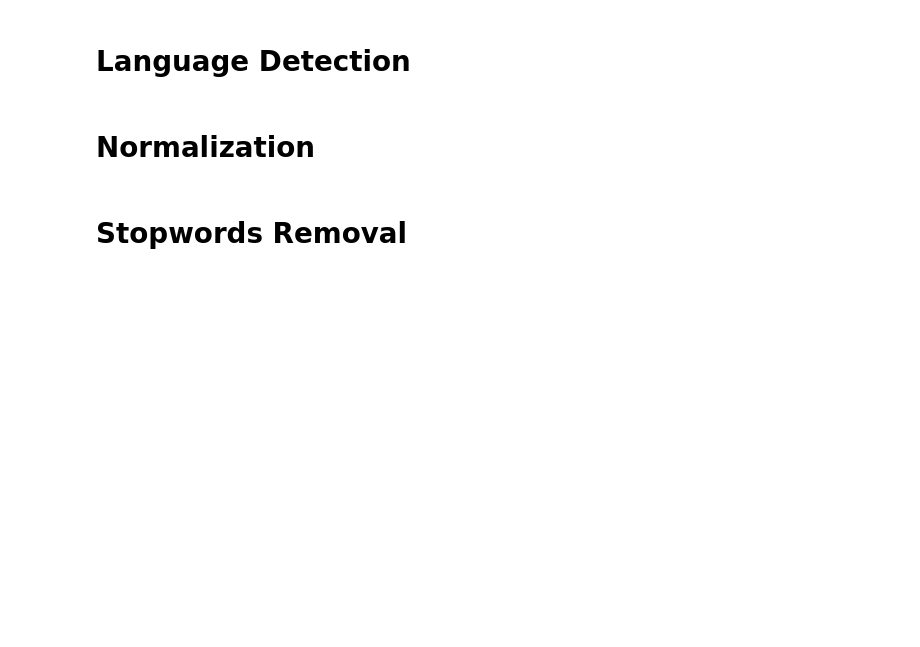
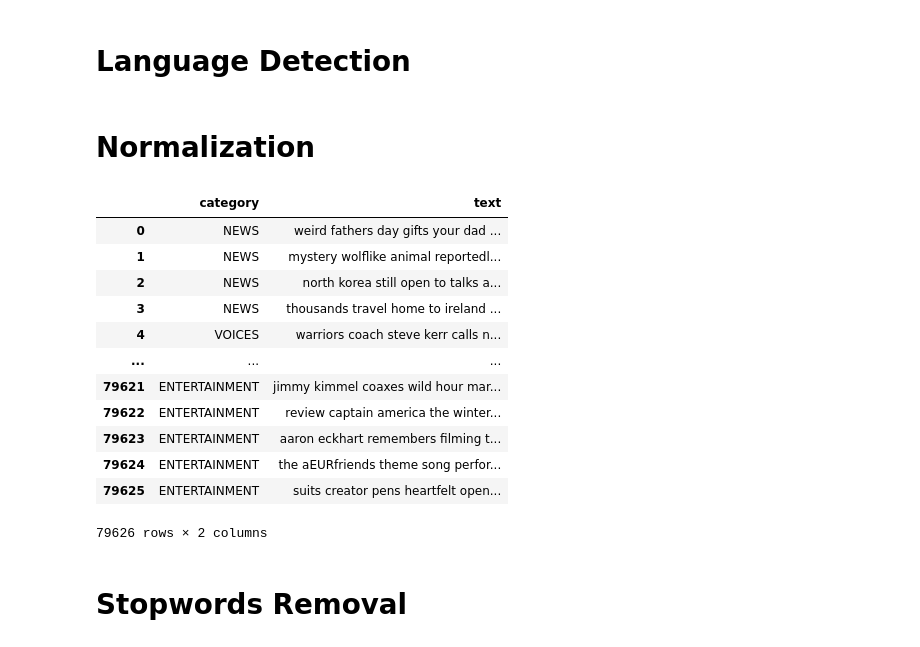
Before and after one commit to yanchuiko/ML-Text-Classification, a Jupyter notebook: notebook.ipynb, the cells around one changed output. Cells and saved outputs as stored; diff of their text form; code cells hidden in the pictures; blank space fills up the shorter version.

```diff
--- a/notebook.ipynb
+++ b/notebook.ipynb
@@ -208,45 +329,62 @@ df
 # %% [markdown]
 # Normalization
 # %%
-# Import the library
+# Importing the library
 import re
 from unidecode import unidecode
 
 # Function that Normalizes my 'text' column
 def clean_text(text):
 
-    # Convert text to lowercase
+    # Converting text to lowercase
     text = text.lower()
 
-    # Replace all diacritical marks with their corresponding characters
+    # Removing URLs
+    text = re.sub(r'https?:\/\/\S+', '', text)
+
+    # Replacing all diacritical marks with their corresponding characters
     text = unidecode(text)
 
-    # Remove mentions
+    # Removing mentions
     text = re.sub(r'@[a-zA-Z0-9_]+', '', text)
 
-    # Remove hashtags
+    # Removing hashtags
     text = re.sub(r'#', '', text)
 
-    # Remove URLs
-    text = re.sub(r'https?:\/\/\S+', '', text)
-
-    # Remove new line characters
+    # Removing new line characters
     text = re.sub(r'\n', '', text)
 
-    # Remove punctuation and underscores
+    # Removing punctuation and underscores
     text = re.sub(r'[^\w\s]|_', '', text)
 
-    # Remove numbers
+    # Removing numbers
     text = re.sub(r'\d+', '', text)
 
-    # Return the cleaned text
+    # Trimming extra spaces
+    text = re.sub(r'\s+', ' ', text).strip()
+
+    # Returning the cleaned text
     return text
 
-# Here I apply the clean_text function to the 'text' column
+# Applying the clean_text function to the 'text' column
 df['text'] = df['text'].apply(clean_text)
 
-# Display the updated dataset
+# Displaying the updated dataset
 df
+# %% [output]
+|  | category | text |
+| 0 | NEWS | weird fathers day gifts your dad ... |
+| 1 | NEWS | mystery wolflike animal reportedl... |
+| 2 | NEWS | north korea still open to talks a... |
+| 3 | NEWS | thousands travel home to ireland ... |
+| 4 | VOICES | warriors coach steve kerr calls n... |
+| ... | ... | ... |
+| 79621 | ENTERTAINMENT | jimmy kimmel coaxes wild hour mar... |
+| 79622 | ENTERTAINMENT | review captain america the winter... |
+| 79623 | ENTERTAINMENT | aaron eckhart remembers filming t... |
+| 79624 | ENTERTAINMENT | the aEURfriends theme song perfor... |
+| 79625 | ENTERTAINMENT | suits creator pens heartfelt open... |
+79626 rows × 2 columns
 # %% [markdown]
 # Stopwords Removal
 # %%
```
Also changed, not shown: parts of 70 cells of this notebook.
